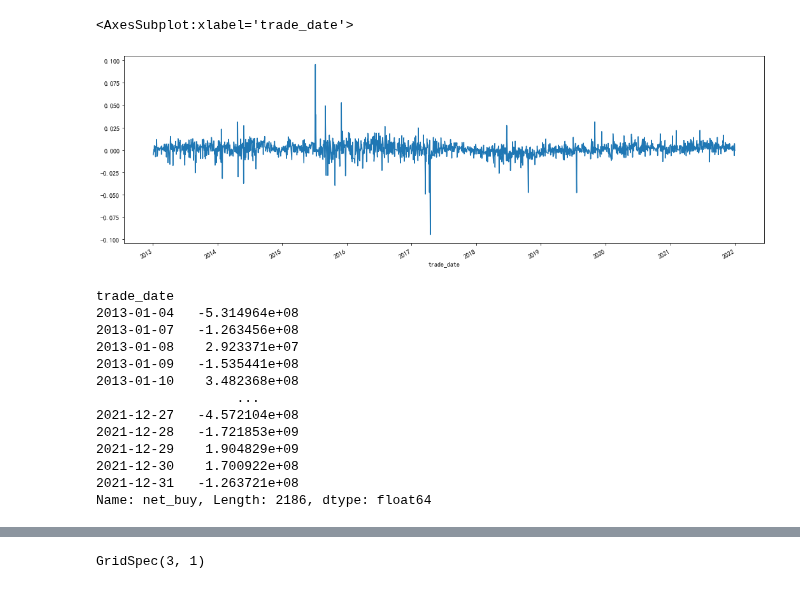
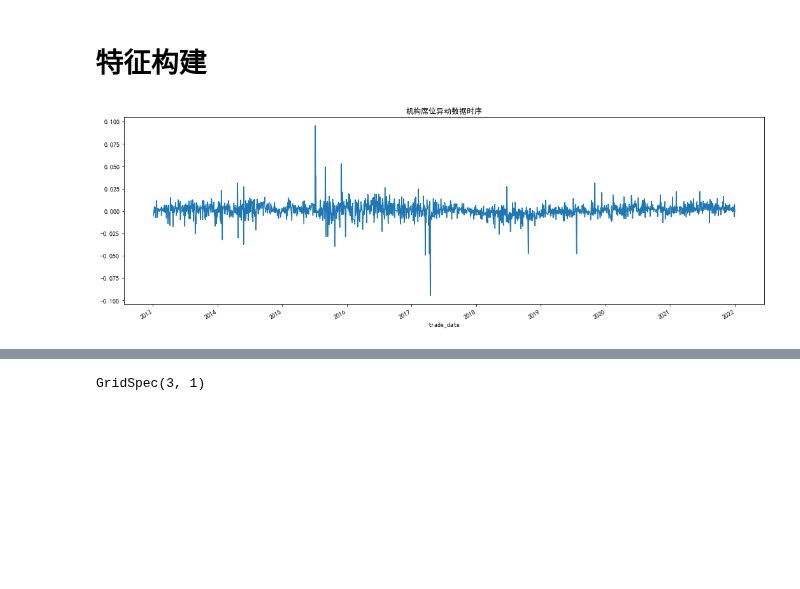
Before and after one commit to hugo2046/QuantsPlaybook, a Jupyter notebook: C-择时类/特征分布建模择时/特征分布择时.ipynb, the cells around one changed output, grey strips where cells are left out. Drawn from its saved outputs; the diff is of its cells as text; code cells hidden in the pictures; blank space fills up the shorter version.

```diff
--- a/C-择时类/特征分布建模择时/特征分布择时.ipynb
+++ b/C-择时类/特征分布建模择时/特征分布择时.ipynb
@@ -98,3 +32,5 @@ Length: 2186, dtype: float64
+# %% [markdown]
+# 特征构建
 # %%
 # 计算当日所有单个席位净流入金额(单个席位买入 金额-单个席位卖出金额)的总和
 nextbuy: pd.Series = billboard_df.groupby('trade_date')['net_buy'].sum()
@@ -103,23 +39,6 @@ nextbuy: pd.Series = billboard_df.groupby('trade_date')['net_buy'].sum()
 is_netbuy_s: pd.Series = nextbuy / (hs300['amount'] * 1000)
 is_netbuy_s: pd.Series = is_netbuy_s.dropna()
 # %%
-is_netbuy_s.plot(figsize=(18,6))
+is_netbuy_s.plot(figsize=(18,6),title='机构席位异动数据时序');
 # %% [output]
-<AxesSubplot:xlabel='trade_date'>
-[figure, old version]
+[figure, new version]
-# %%
-nextbuy
-# %% [output]
-trade_date
-2013-01-04   -5.314964e+08
-2013-01-07   -1.263456e+08
-2013-01-08    2.923371e+07
-2013-01-09   -1.535441e+08
-2013-01-10    3.482368e+08
-                  ...
-2021-12-27   -4.572104e+08
-2021-12-28   -1.721853e+09
-2021-12-29    1.904829e+09
-2021-12-30    1.700922e+08
-2021-12-31   -1.263721e+08
-Name: net_buy, Length: 2186, dtype: float64
```
Also changed, not shown: parts of 19 cells of this notebook, 5 other files.
